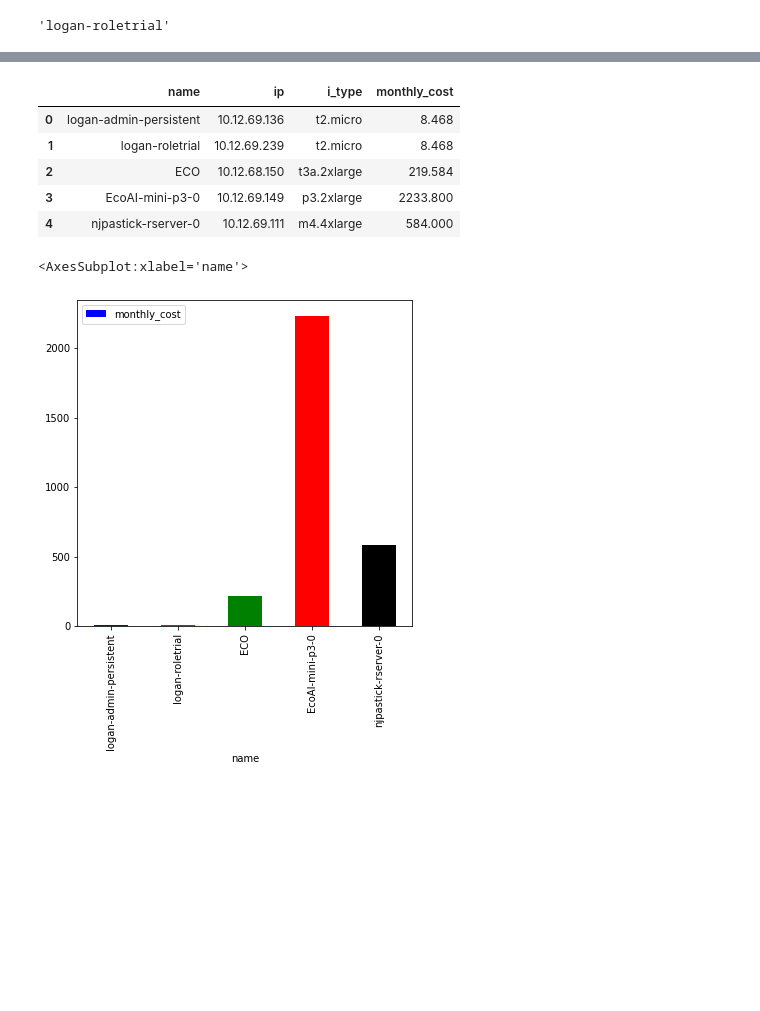
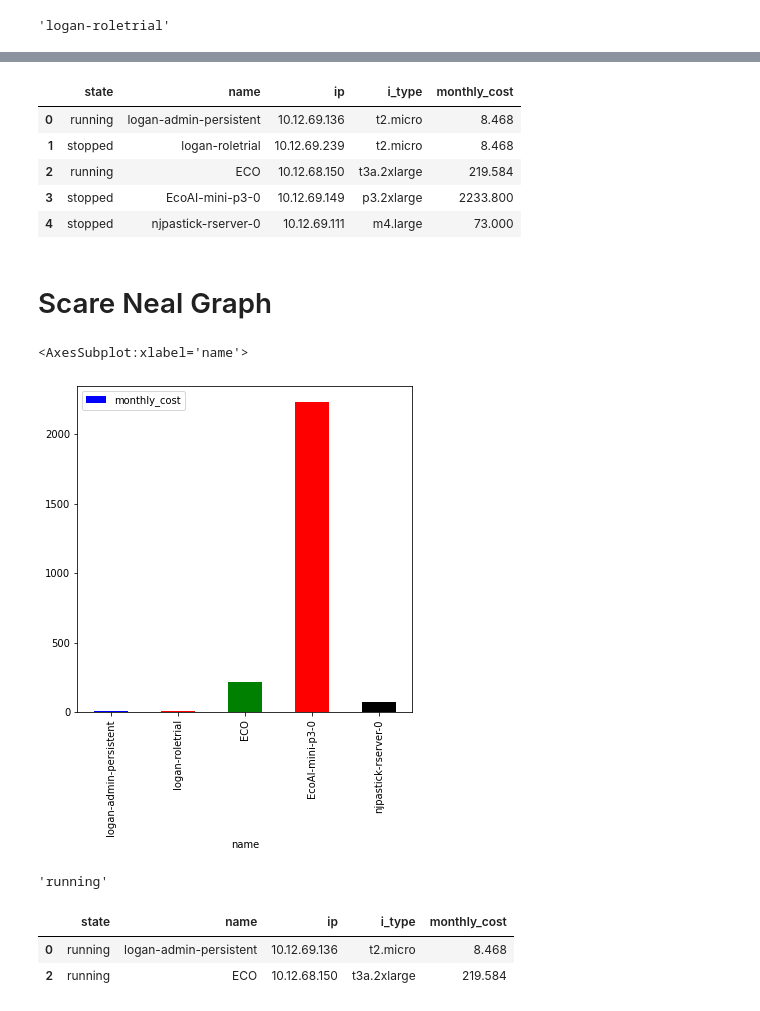
Before and after one commit to tonybutzer/logan, a Jupyter notebook: 00-notebooks/50-aws-pricing/02-cost-graph.ipynb, the cells around one changed output, grey strips where cells are left out. Saved outputs shown, nothing was run; the diff lists cells and outputs as text; code cells hidden in the pictures; blank space fills up the shorter version.

```diff
--- a/00-notebooks/50-aws-pricing/02-cost-graph.ipynb
+++ b/00-notebooks/50-aws-pricing/02-cost-graph.ipynb
@@ -105,11 +105,13 @@ for i in range(len(response["Reservations"])):
     name = response['Reservations'][i]['Instances'][0]['Tags'][0]['Value']
     ip = response['Reservations'][i]['Instances'][0]['PrivateIpAddress']
     i_type = response['Reservations'][i]['Instances'][0]['InstanceType']
+    state=response['Reservations'][i]['Instances'][0]['State']['Name']
     hr_cost = return_price(df, i_type)
     monthly_cost = hr_cost * 365 * 24 / 12
 
 
     item={
+        'state': state,
         'name': name,
         'ip': ip,
         'i_type': i_type,
@@ -122,16 +124,22 @@ cdf = pd.DataFrame(instance_list)
 # %%
 cdf
 # %% [output]
-|  | name | ip | i_type | monthly_cost |
-| 0 | logan-admin-persistent | 10.12.69.136 | t2.micro | 8.468 |
-| 1 | logan-roletrial | 10.12.69.239 | t2.micro | 8.468 |
-| 2 | ECO | 10.12.68.150 | t3a.2xlarge | 219.584 |
-| 3 | EcoAI-mini-p3-0 | 10.12.69.149 | p3.2xlarge | 2233.800 |
-| 4 | njpastick-rserver-0 | 10.12.69.111 | m4.4xlarge | 584.000 |
+|  | state | name | ip | i_type | monthly_cost |
+| 0 | running | logan-admin-persistent | 10.12.69.136 | t2.micro | 8.468 |
+| 1 | stopped | logan-roletrial | 10.12.69.239 | t2.micro | 8.468 |
+| 2 | running | ECO | 10.12.68.150 | t3a.2xlarge | 219.584 |
+| 3 | stopped | EcoAI-mini-p3-0 | 10.12.69.149 | p3.2xlarge | 2233.800 |
+| 4 | stopped | njpastick-rserver-0 | 10.12.69.111 | m4.large | 73.000 |
+# %% [markdown]
+# Scare Neal Graph
 # %%
 from itertools import cycle, islice
-my_colors = list(islice(cycle(['b', 'r', 'g', 'r', 'k']), None, len(df)))
+my_colors = list(islice(cycle(['b', 'r', 'g', 'r', 'k']), None, len(cdf)))
 cdf.plot(figsize=(6,6),x ='name', y='monthly_cost', kind = 'bar', color=my_colors)
 # %% [output]
 <AxesSubplot:xlabel='name'>
-[figure, old version]
+[figure, new version]
+# %%
+response['Reservations'][0]['Instances'][0]['State']['Name']
+# %% [output]
+'running'
@@ -137,0 +148,6 @@ cdf.plot(figsize=(6,6),x ='name', y='monthly_cost', kind = 'bar', color=my_color
+# %%
+rdf
+# %% [output]
+|  | state | name | ip | i_type | monthly_cost |
+| 0 | running | logan-admin-persistent | 10.12.69.136 | t2.micro | 8.468 |
+| 2 | running | ECO | 10.12.68.150 | t3a.2xlarge | 219.584 |
```
Also changed, not shown: parts of 5 cells of this notebook, 9 other files.
